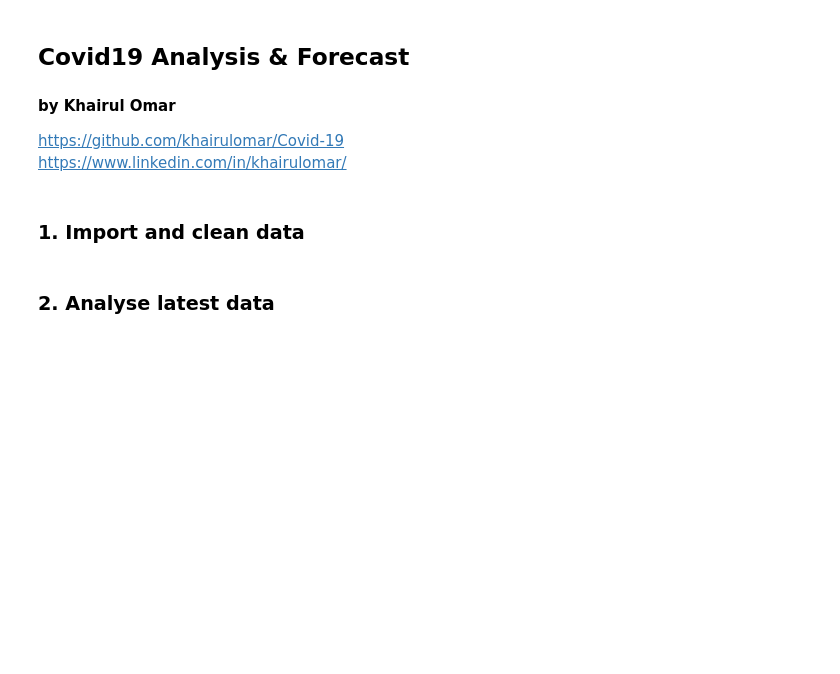
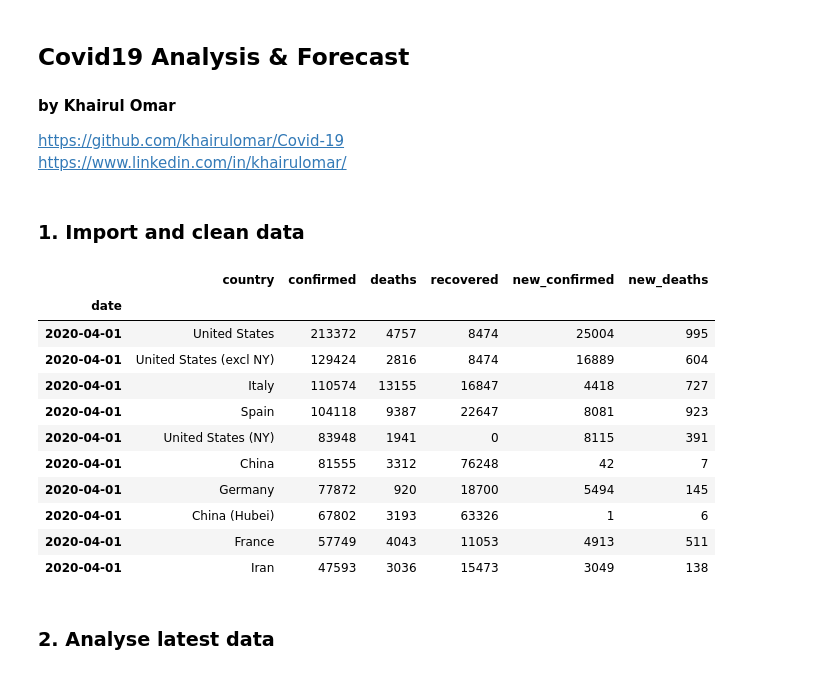
Before and after one commit to khairulomar/Covid-19, a Jupyter notebook: Covid19.ipynb, the cells around one changed output. Drawn from its saved outputs; the diff is of its cells as text; code cells hidden in the pictures; blank space fills up the shorter version.

```diff
--- a/Covid19.ipynb
+++ b/Covid19.ipynb
@@ -181,4 +182,12 @@ df = dftemp.sort_values(['date','new_confirmed'], ascending=False)
 allcols = ['date','updated', 'country', 'state', 'confirmed', 'deaths', 'recovered', 'new_confirmed', 'new_deaths', 'new_recovered']
 df = df[allcols]
 df = df.reset_index(drop=True)
+# %%
+# Function to reshape df into country-level or state-level etc
+def subset_geo(source, indices):
+    data = pd.pivot_table(source, values=source.columns[4:], index=indices, columns=None, aggfunc='sum')
+    data = data.reset_index()
+    data = data.sort_values('date')
+    data = data[indices + allcols[-6:]]
+    return data
 # %%
@@ -229,0 +212,50 @@ df3 = df3.set_index('date')
+# %%
+# Country-level data
+df1 = subset_geo(source=df, indices=['date','country'])
+df1 = calc_growth(df1, geo='country', rolling_window=3)
+
+# State/province-level data
+df3 = subset_geo(source=df, indices=['date','country','state'])
+df3 = calc_growth(df3, geo='state', rolling_window=3)
+# %%
+# Country-level data with and without Hubei province and New York state
+
+china_excl_hubei = df[(df.country=='China') & (df.state!='Hubei')]
+china_excl_hubei = subset_geo(source=china_excl_hubei, indices=['date','country'])
+china_excl_hubei = calc_growth(china_excl_hubei, geo='country', rolling_window=3)
+china_excl_hubei.country = 'China (excl Hubei)'
+
+hubei = df[df.state=='Hubei']
+hubei = subset_geo(source=hubei, indices=['date','country'])
+hubei = calc_growth(hubei, geo='country', rolling_window=3)
+hubei.country = 'China (Hubei)'
+
+usa_excl_ny = df[(df.country=='United States') & (df.state!='New York')]
+usa_excl_ny = subset_geo(source=usa_excl_ny, indices=['date','country'])
+usa_excl_ny = calc_growth(usa_excl_ny, geo='country', rolling_window=3)
+usa_excl_ny.country = 'United States (excl NY)'
+
+nystate = df[df.state=='New York']
+nystate = subset_geo(source=nystate, indices=['date','country'])
+nystate = calc_growth(nystate, geo='country', rolling_window=3)
+nystate.country = 'United States (NY)'
+
+# Combine
+df1a = pd.concat([df1, china_excl_hubei, hubei, usa_excl_ny, nystate]).reset_index()
+df1a = df1a.sort_values(['date','confirmed'], ascending=False)
+df1a = df1a.set_index('date', drop=True)
+# %%
+df1a.iloc[:10,:6]
+# %% [output]
+|  | country | confirmed | deaths | recovered | new_confirmed | new_deaths |
+| date |  |  |  |  |  |  |
+| 2020-04-01 | United States | 213372 | 4757 | 8474 | 25004 | 995 |
+| 2020-04-01 | United States (excl NY) | 129424 | 2816 | 8474 | 16889 | 604 |
+| 2020-04-01 | Italy | 110574 | 13155 | 16847 | 4418 | 727 |
+| 2020-04-01 | Spain | 104118 | 9387 | 22647 | 8081 | 923 |
+| 2020-04-01 | United States (NY) | 83948 | 1941 | 0 | 8115 | 391 |
+| 2020-04-01 | China | 81555 | 3312 | 76248 | 42 | 7 |
+| 2020-04-01 | Germany | 77872 | 920 | 18700 | 5494 | 145 |
+| 2020-04-01 | China (Hubei) | 67802 | 3193 | 63326 | 1 | 6 |
+| 2020-04-01 | France | 57749 | 4043 | 11053 | 4913 | 511 |
+| 2020-04-01 | Iran | 47593 | 3036 | 15473 | 3049 | 138 |
```
Also changed, not shown: parts of 8 cells of this notebook, 5 other files.
